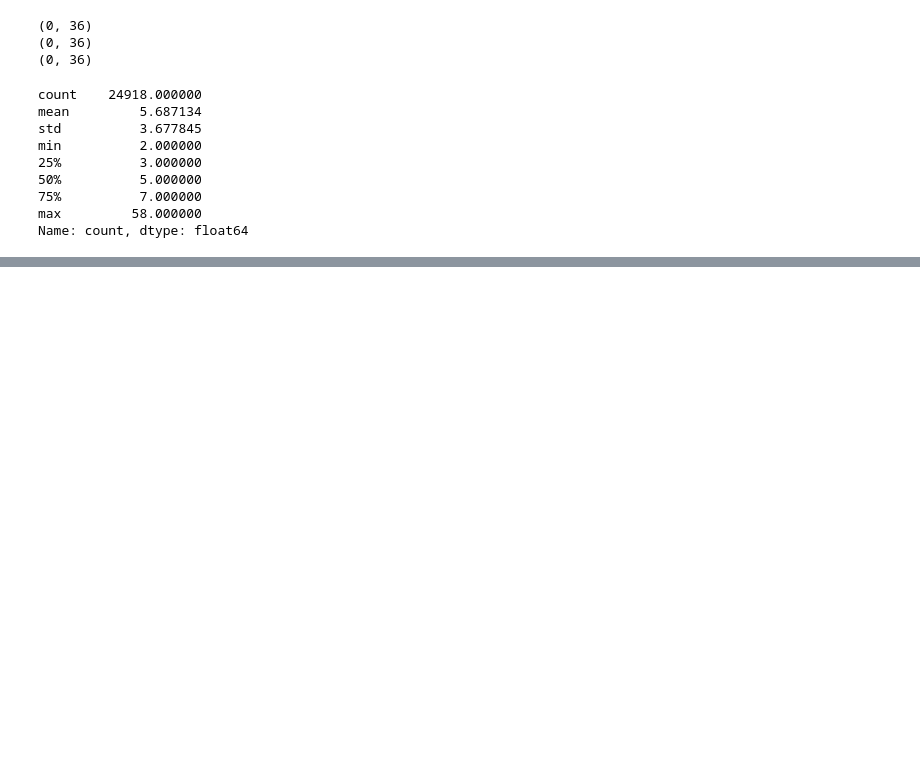
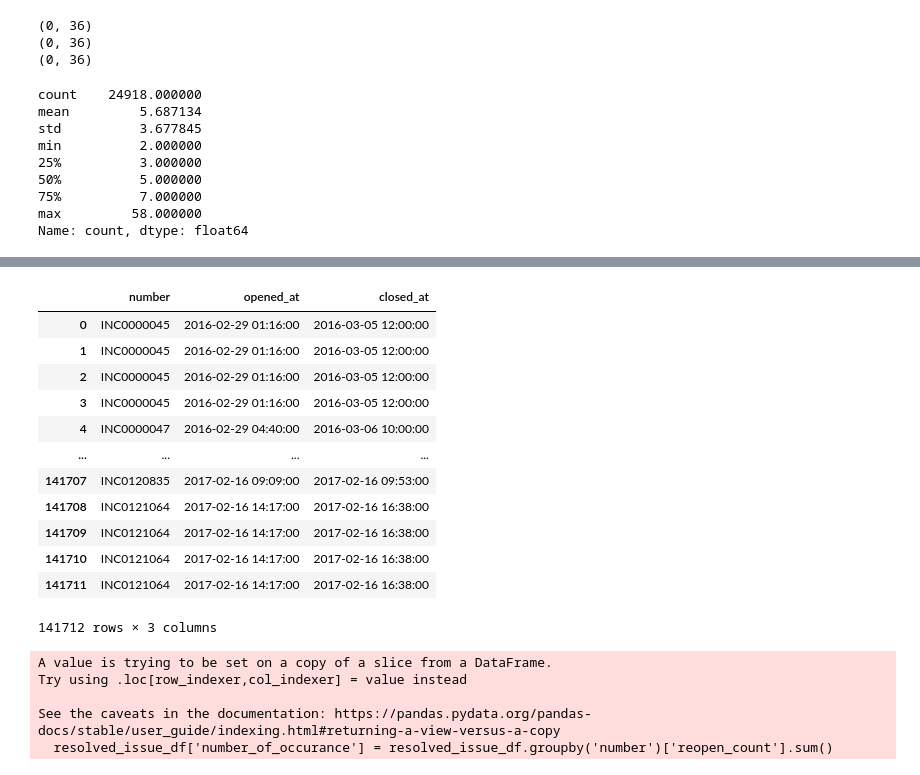
Before and after one commit to manafosman-dev/-it_service_desk_analytics, a Jupyter notebook: notebooks/01_data_profiling.ipynb, the cells around one changed output, grey strips where cells are left out. Drawn from its saved outputs; the diff is of its cells as text; code cells hidden in the pictures; blank space fills up the shorter version.

Commit message:
Checking the number of days it took to resolve various tickets

```diff
--- a/notebooks/01_data_profiling.ipynb
+++ b/notebooks/01_data_profiling.ipynb
@@ -132,0 +167,17 @@ Name: count, dtype: float64
+# %%
+resolved_issue_df = copy_df[['number','opened_at','closed_at']]
+resolved_issue_df
+# %% [output]
+|  | number | opened_at | closed_at |
+| 0 | INC0000045 | 2016-02-29 01:16:00 | 2016-03-05 12:00:00 |
+| 1 | INC0000045 | 2016-02-29 01:16:00 | 2016-03-05 12:00:00 |
+| 2 | INC0000045 | 2016-02-29 01:16:00 | 2016-03-05 12:00:00 |
+| 3 | INC0000045 | 2016-02-29 01:16:00 | 2016-03-05 12:00:00 |
+| 4 | INC0000047 | 2016-02-29 04:40:00 | 2016-03-06 10:00:00 |
+| ... | ... | ... | ... |
+| 141707 | INC0120835 | 2017-02-16 09:09:00 | 2017-02-16 09:53:00 |
+| 141708 | INC0121064 | 2017-02-16 14:17:00 | 2017-02-16 16:38:00 |
+| 141709 | INC0121064 | 2017-02-16 14:17:00 | 2017-02-16 16:38:00 |
+| 141710 | INC0121064 | 2017-02-16 14:17:00 | 2017-02-16 16:38:00 |
+| 141711 | INC0121064 | 2017-02-16 14:17:00 | 2017-02-16 16:38:00 |
+141712 rows × 3 columns
@@ -132,0 +190,8 @@ Name: count, dtype: float64
+# %%
+resolved_issue_df['number_of_occurance'] = resolved_issue_df.groupby('number')['reopen_count'].sum()
+# %% [output]
+A value is trying to be set on a copy of a slice from a DataFrame.
+Try using .loc[row_indexer,col_indexer] = value instead
+
+See the caveats in the documentation: https://pandas.pydata.org/pandas-docs/stable/user_guide/indexing.html#returning-a-view-versus-a-copy
+  resolved_issue_df['number_of_occurance'] = resolved_issue_df.groupby('number')['reopen_count'].sum()
```
Also changed, not shown: parts of 7 cells of this notebook.
